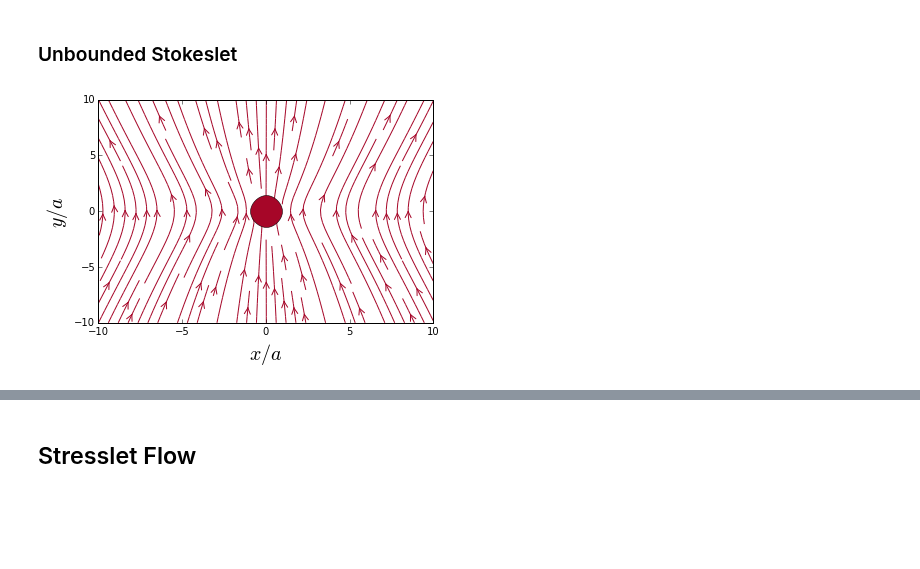
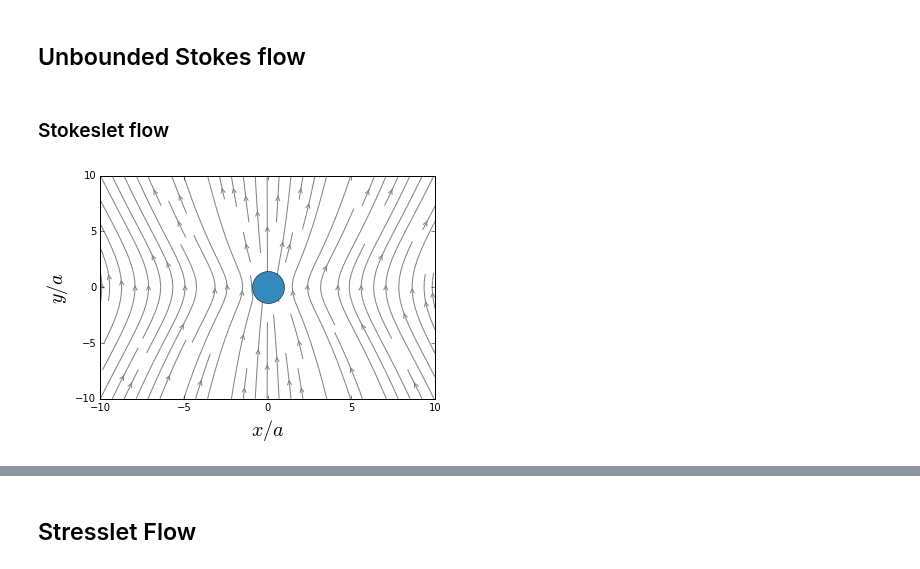
Before and after one commit to rajeshrinet/pystokes, a Jupyter notebook: examples/streamplots/notebooks/unboundedFlow.ipynb, the cells around one changed output, grey strips where cells are left out. Drawn from its saved outputs; the diff is of its cells as text; code cells hidden in the pictures; blank space fills up the shorter version.

```diff
--- a/examples/streamplots/notebooks/unboundedFlow.ipynb
+++ b/examples/streamplots/notebooks/unboundedFlow.ipynb
@@ -1,3 +1,5 @@
+# %% [markdown]
+## Unbounded Stokes flow
 # %%
 from __future__ import division
 import numpy as np
@@ -7,41 +44,17 @@ import pyforces
 # %% [markdown]
-### Unbounded Stokeslet
+### Stokeslet flow
 # %%
 %matplotlib inline
-#Paramter declaration and memory allocations
-a, eta, dim = 1, 1.0/6, 3
-L, Ng = 10, 32
-
-Np, Nt = 1, Ng*Ng
-r = np.zeros(3*Np)
-F = np.zeros(3*Np)
-p = np.zeros(3*Np)
-S = np.zeros(5*Np)
-rt = np.zeros(dim*Nt)                   # Memory Allocation for field points
-
-xx = np.linspace(-L, L, Ng)
-yy = np.linspace(-L, L, Ng)
-X, Y = np.meshgrid(xx, yy)
-rt[0:2*Nt] = np.concatenate((X.reshape(Ng*Ng), Y.reshape(Ng*Ng)))
-wall=2
-r[0], r[1], r[2]= 0, 0, 0
-F[0], F[1], F[2]= 0, 1, 0
-
-####Instantiate the Flow class
-uFlow = pystokes.unbounded.Flow(a, eta, Np, Nt)
-
-
-
-vv = np.zeros(dim*Nt)                   # Memory Allocation for field Velocities
+vv=vv*0
 uFlow.stokesletV(vv, rt, r, F)
 vx, vy = vv[0:Nt].reshape(Ng, Ng), vv[Nt:2*Nt].reshape(Ng, Ng)
 plt.figure()
-plt.plot(r[0], r[1], marker='o', markerfacecolor='#A60628', markersize=32 )   # plot the particle at r
-plt.streamplot(X, Y, vx, vy, color="#A60628", density=1.2, arrowstyle='->', arrowsize =1.5)
+plt.plot(r[0], r[1], marker='o', markerfacecolor='#348ABD', markersize=32 )   # plot the particle at r
+plt.streamplot(X, Y, vx, vy, color="grey", density=1, arrowstyle='->', arrowsize =1)
 plt.xlim([-L, L])
 plt.ylim([-L, L])
 plt.xlabel(r'$x/a$', fontsize=20)
 plt.ylabel(r'$y/a$', fontsize=20)
 plt.show()
 # %% [output]
-[figure, old version]
+[figure, new version]
```
Also changed, not shown: parts of 9 cells of this notebook, 7 other files.
